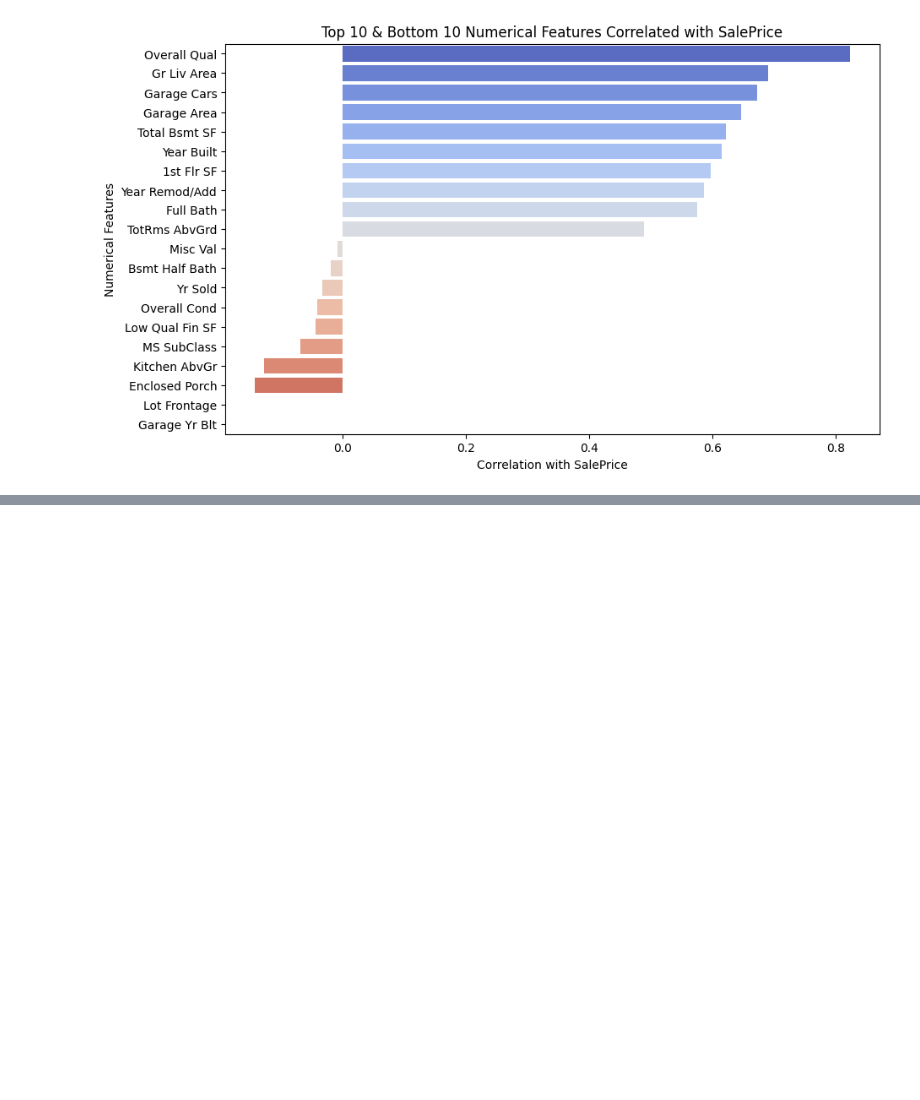
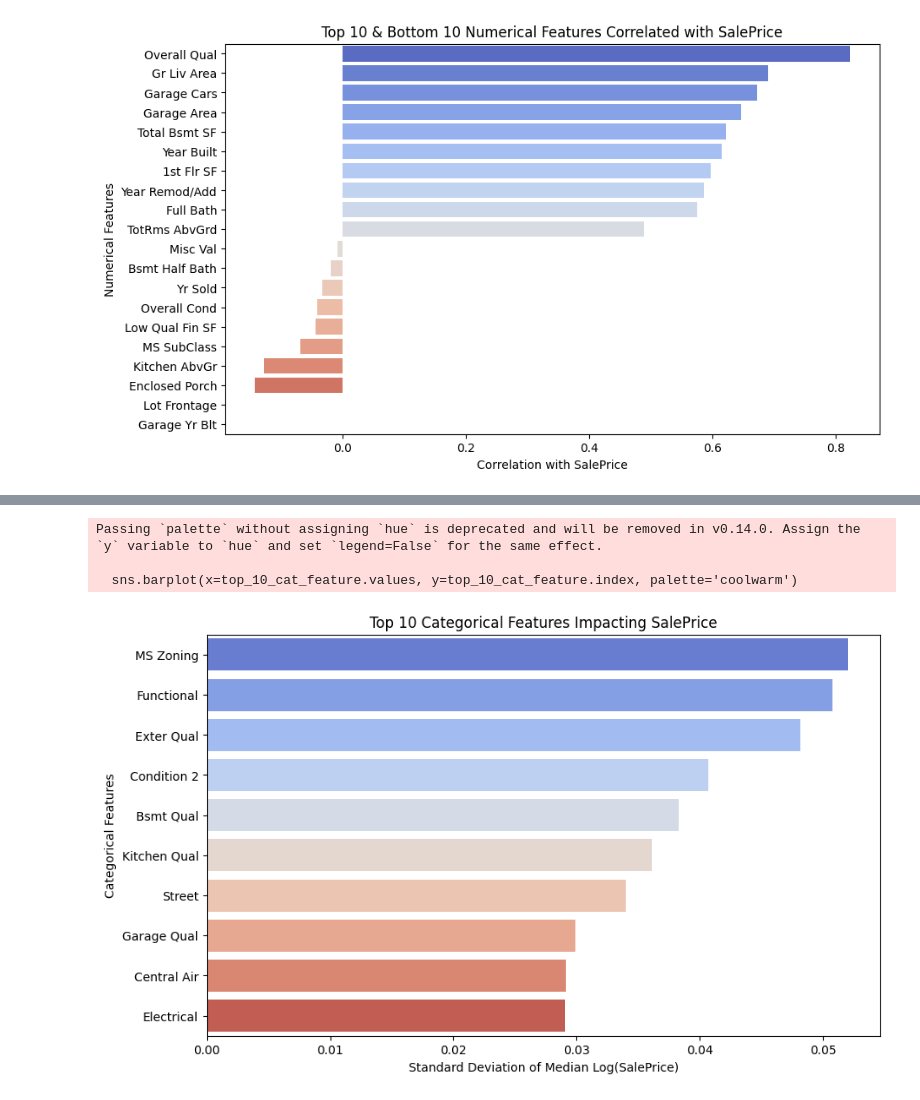
Before and after one commit to codebynishhhi/house_price_prediction, a Jupyter notebook: notebooks/exploration.ipynb, the cells around one changed output, grey strips where cells are left out. Drawn from its saved outputs; the diff is of its cells as text; code cells hidden in the pictures; blank space fills up the shorter version.

Commit message:
completed finding top 10 categorical columns that affect the target SalePrice and plotted the distribution

```diff
--- a/notebooks/exploration.ipynb
+++ b/notebooks/exploration.ipynb
@@ -735,0 +756,12 @@ Passing `palette` without assigning `hue` is deprecated and will be removed in v
+# %%
+categorical_target_corr = {}
+for col in categorical_columns:
+    categorical_target_corr[col] = (
+        pd.concat([X[col], y], axis=1)
+        .groupby(col)['SalePrice_log']
+        .median()
+        .std()
+    )
+
+categorical_target_corr_series = pd.Series(categorical_target_corr).sort_values(ascending=False)
+categorical_target_corr_series.head(10)
@@ -735,0 +780,14 @@ Passing `palette` without assigning `hue` is deprecated and will be removed in v
+# %%
+top_10_cat_feature = categorical_target_corr_series.head(10)
+# plotting the top 10 categorical features
+plt.figure(figsize=(10,6))
+sns.barplot(x=top_10_cat_feature.values, y=top_10_cat_feature.index, palette='coolwarm')
+plt.title('Top 10 Categorical Features Impacting SalePrice')
+plt.xlabel('Standard Deviation of Median Log(SalePrice)')
+plt.ylabel('Categorical Features')
+plt.show()
+# %% [output]
+Passing `palette` without assigning `hue` is deprecated and will be removed in v0.14.0. Assign the `y` variable to `hue` and set `legend=False` for the same effect.
+
+  sns.barplot(x=top_10_cat_feature.values, y=top_10_cat_feature.index, palette='coolwarm')
+[figure, added]
```
Also changed, not shown: parts of 4 cells of this notebook.
